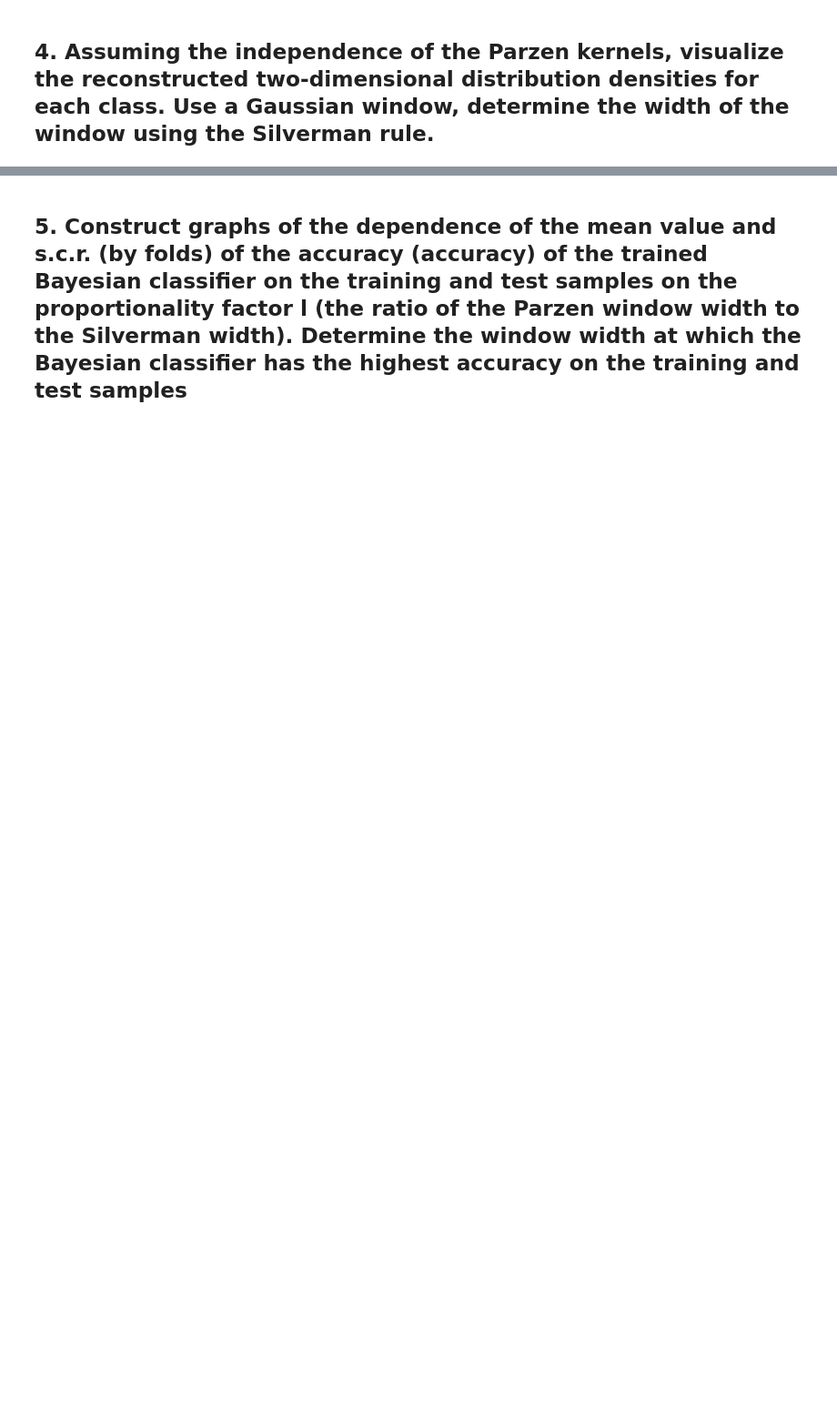
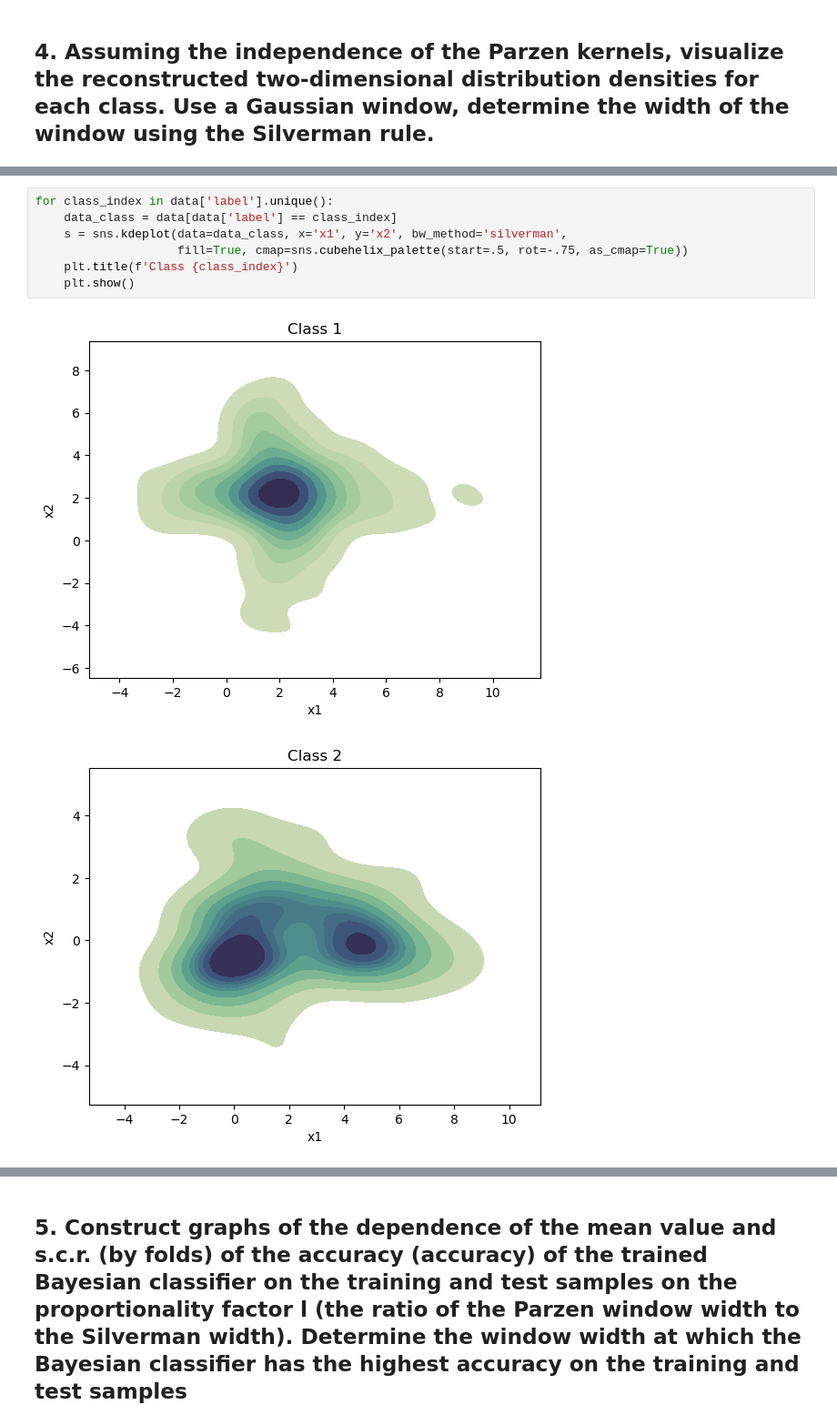
Before and after one commit to sigord/basic_ml_labs, a Jupyter notebook: LR_2.ipynb, the cells around one changed output, grey strips where cells are left out. Shown at 91% size. Drawn from its saved outputs; the diff is of its cells as text; blank space fills up the shorter version.

```diff
--- a/LR_2.ipynb
+++ b/LR_2.ipynb
@@ -231,0 +303,10 @@ plt.show();
+# %%
+for class_index in data['label'].unique():
+    data_class = data[data['label'] == class_index]
+    s = sns.kdeplot(data=data_class, x='x1', y='x2', bw_method='silverman',
+                    fill=True, cmap=sns.cubehelix_palette(start=.5, rot=-.75, as_cmap=True))
+    plt.title(f'Class {class_index}')
+    plt.show()
+# %% [output]
+[figure, added]
+[figure, added]
```
Also changed, not shown: parts of 19 cells of this notebook.
